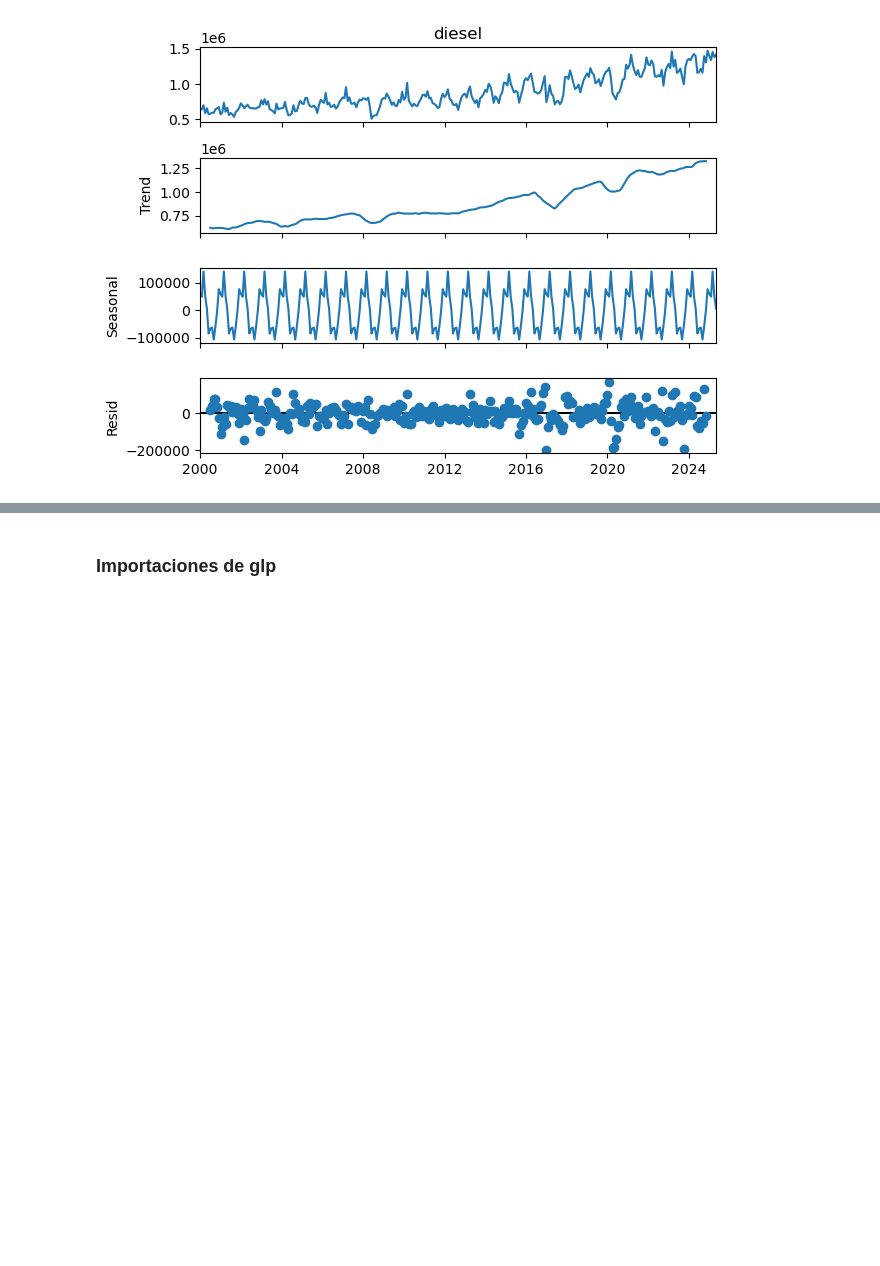
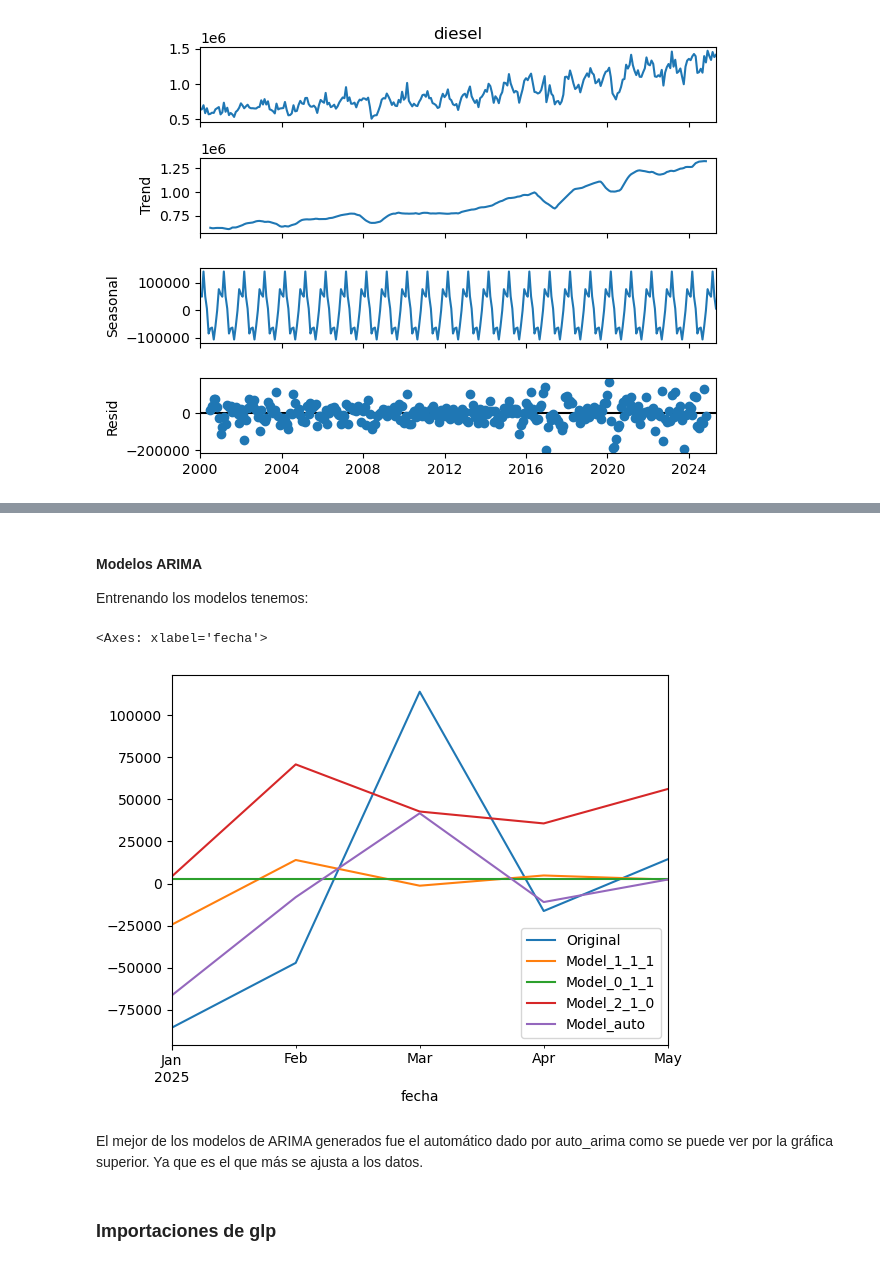
Before and after one commit to JosueSay/labs-ds, a Jupyter notebook: lab1.ipynb, the cells around one changed output, grey strips where cells are left out. Saved outputs shown, nothing was run; the diff lists cells and outputs as text; code cells hidden in the pictures; blank space fills up the shorter version.

```diff
--- a/lab1.ipynb
+++ b/lab1.ipynb
@@ -1601,0 +1662,14 @@ seasonal_decompose(df_rango["diesel"]).plot()
+# %%
+print("División del dataset:")
+
+print("Entrenamiento")
+train_data = ts_air_pas_diff[:"2023"]
+print(train_data)
+
+print("Validación")
+val_data = ts_air_pas_diff["2024":"2024"]
+print(val_data)
+
+print("Testing")
+test_data = ts_air_pas_diff["2025":]
+print(test_data)
@@ -1602,3 +1694,35 @@ seasonal_decompose(df_rango["diesel"]).plot()
+# %% [markdown]
+#### Modelos ARIMA
+
+Entrenando los modelos tenemos:
+# %%
+mods = [
+    ARIMA(train_data, order=(1,1,1)),
+    ARIMA(train_data, order=(0,1,1)),
+    ARIMA(train_data, order=(2,1,0))
+]
+fitted = [x.fit() for x in mods]
+
+auto_model = pm.auto_arima(train_data, seasonal=True, m=12)
+forecast = auto_model.predict(len(test_data))
+
+newDF = pd.DataFrame({
+    'Original': test_data
+})
+
+newDF = newDF.assign(
+    Model_1_1_1 = lambda _: list(fitted[0].forecast(len(test_data))),
+    Model_0_1_1 = lambda _: list(fitted[1].forecast(len(test_data))),
+    Model_2_1_0 = lambda _: list(fitted[2].forecast(len(test_data))),
+    Model_auto = lambda _: list(forecast)
+)
+
+newDF.plot()
+# %% [output]
+<Axes: xlabel='fecha'>
+[figure, added]
+# %% [markdown]
+El mejor de los modelos de ARIMA generados fue el automático dado por auto_arima como se puede ver por la gráfica superior. Ya que es el que más se ajusta a los datos.
 # %% [markdown]
 ### Importaciones de glp
 # %% [markdown]
```
Also changed, not shown: parts of 17 cells of this notebook, 1 other file.
